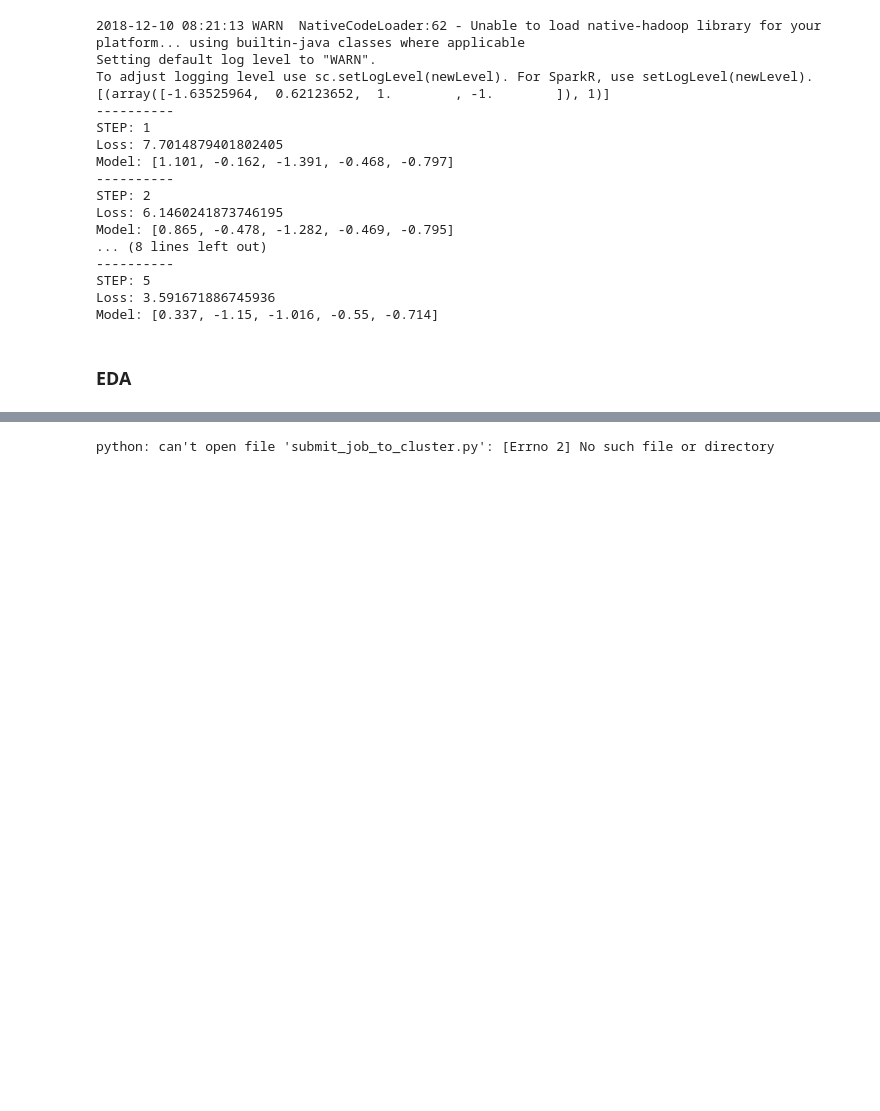
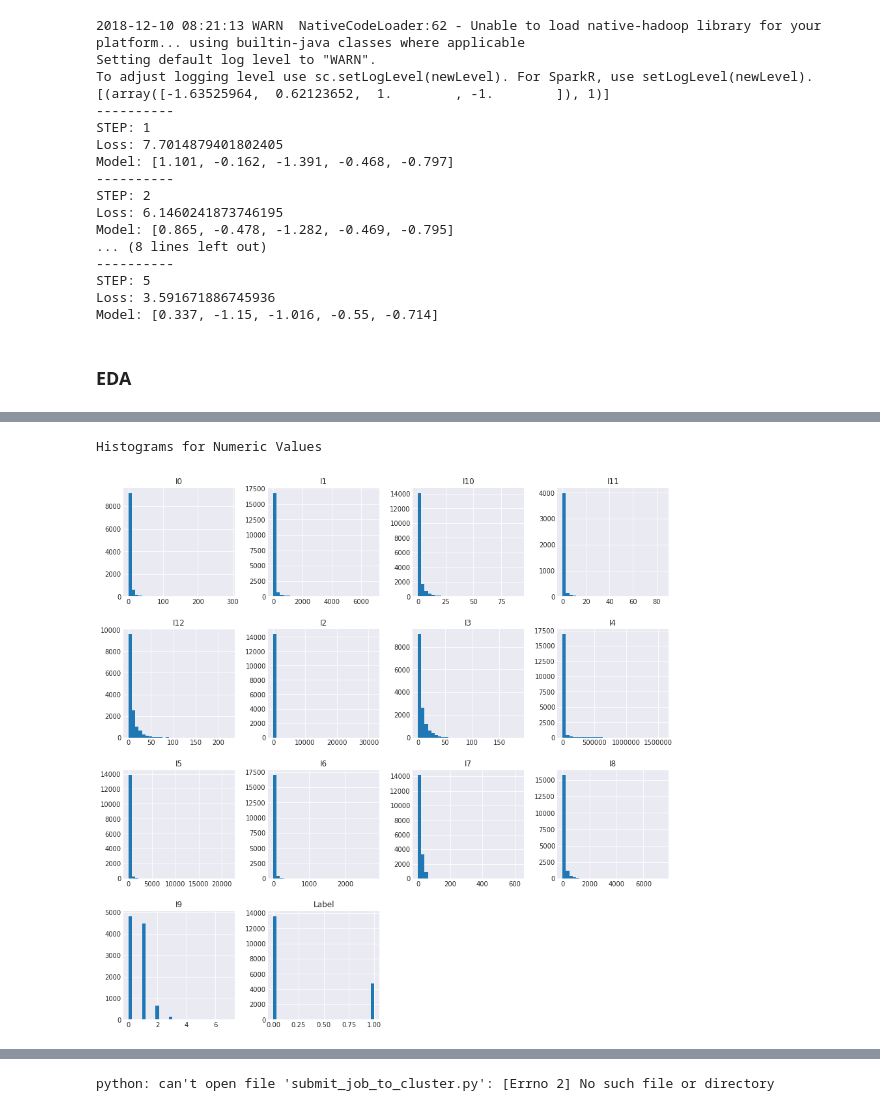
Before and after one commit to noahrandolph/Parallel-Click-Through-Rate-Predictor, a Jupyter notebook: w261_group5_final_project.ipynb, the cells around one changed output, grey strips where cells are left out. Drawn from its saved outputs; the diff is of its cells as text; code cells hidden in the pictures; blank space fills up the shorter version.

```diff
--- a/w261_group5_final_project.ipynb
+++ b/w261_group5_final_project.ipynb
@@ -486,0 +560,7 @@ Figure(1100x900)
+# %%
+pandaTrain =trainDf.toPandas()
+print("\nHistograms for Numeric Values")
+plotHist(pandaTrain)
+# %% [output]
+Histograms for Numeric Values
+[figure, added]
```
Also changed, not shown: parts of 12 cells of this notebook, 1 other file.
